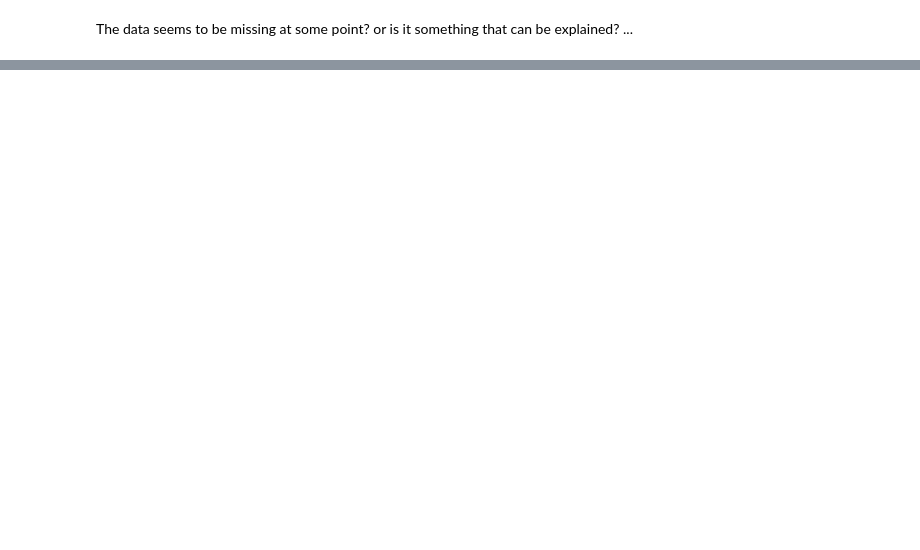
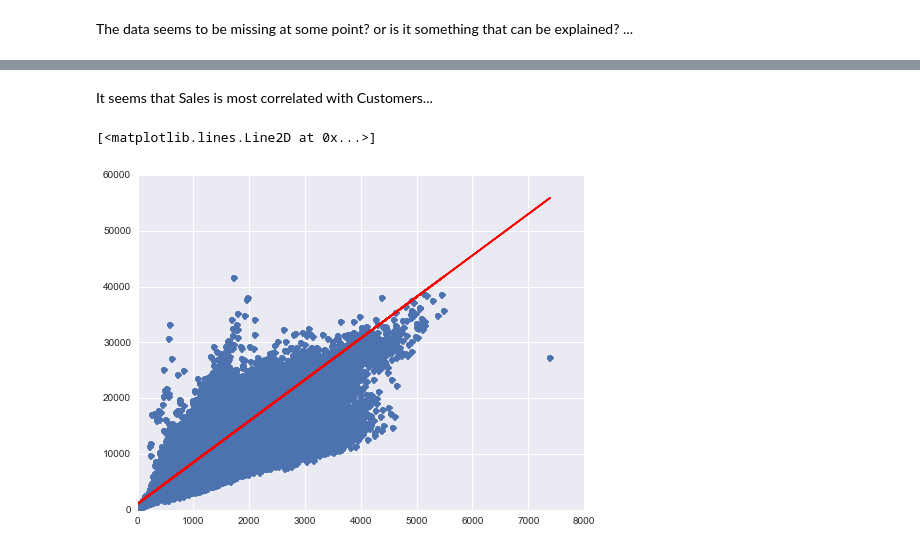
Before and after one commit to MASalem/kgl, a Jupyter notebook: main.ipynb, the cells around one changed output, grey strips where cells are left out. Cells and saved outputs as stored; diff of their text form; code cells hidden in the pictures; blank space fills up the shorter version.

```diff
--- a/main.ipynb
+++ b/main.ipynb
@@ -85,0 +126,14 @@ The data seems to be missing at some point? or is it something that can be expla
+# %% [markdown]
+It seems that Sales is most correlated with Customers...
+# %%
+skl_linmod = linear_model.LinearRegression()
+skl_linmod.fit(data[['Customers']],data['Sales'])
+predictions = skl_linmod.predict(data[['Customers']])
+
+fig = plt.figure(figsize=(8, 6))
+plt.plot(data[['Customers']], data['Sales'], 'o', label="Data")
+
+plt.plot(data[['Customers']], predictions, 'r', label="OLS")
+# %% [output]
+[<matplotlib.lines.Line2D at 0x...>]
+[figure, added]
```
Also changed, not shown: parts of 6 cells of this notebook.
